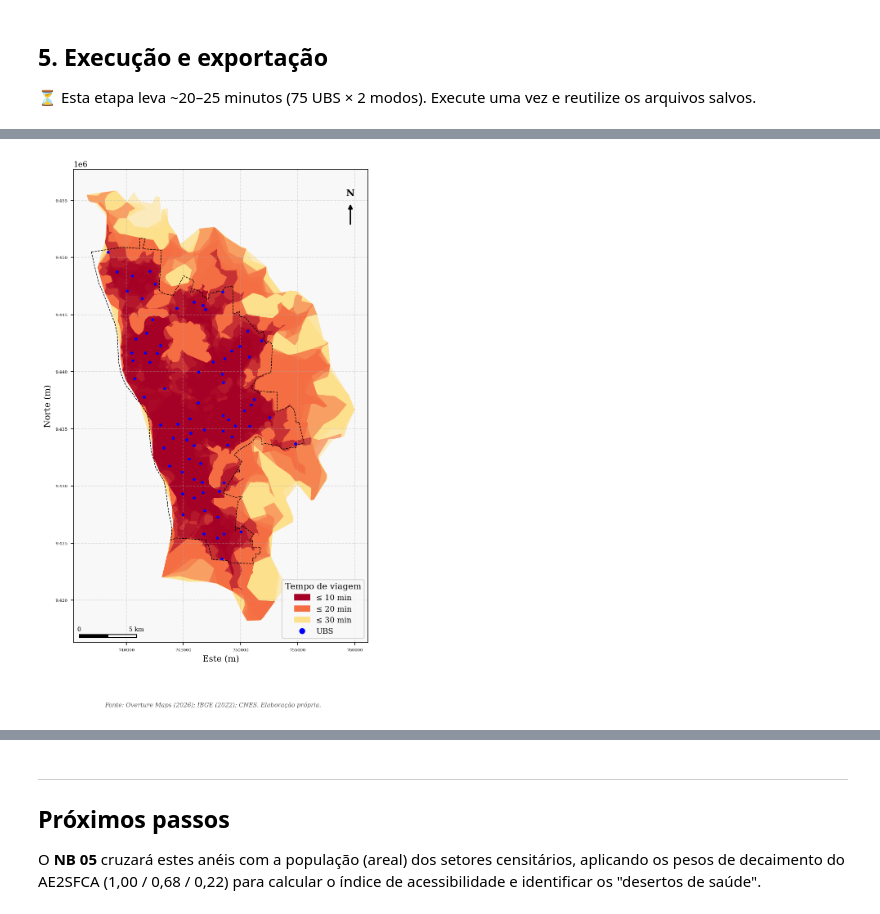
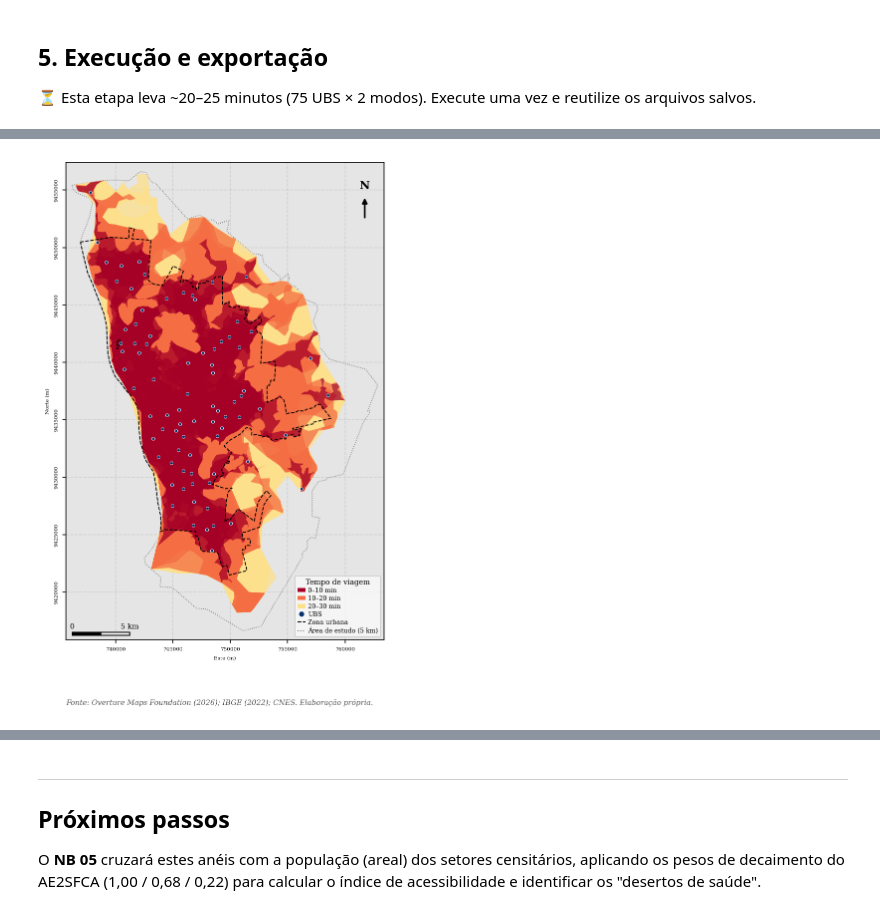
Before and after one commit to felipedantas-pi/ae2sfca-ubs, a Jupyter notebook: notebooks/04.1_Geracao_Isocronas.ipynb, the cells around one changed output, grey strips where cells are left out. Saved outputs shown, nothing was run; the diff lists cells and outputs as text; code cells hidden in the pictures.

```diff
--- a/notebooks/04.1_Geracao_Isocronas.ipynb
+++ b/notebooks/04.1_Geracao_Isocronas.ipynb
@@ -148,24 +154,38 @@ print(f"💾 Carro: {len(isocronas_carro)} anéis | Pé: {len(isocronas_pe)} an
 # %%
-# ── Fig. 01 — Isócronas de automóvel (todas as UBS) ─────────────────────────
-CORES_FAIXA = {10: "#A50026", 20: "#F46D43", 30: "#FEE08B"}  # núcleo → periferia
+# ── Fig. 01/02 — Isócronas por modo (todas as UBS) ──────────────────────────
+CORES_FAIXA  = {10: "#A50026", 20: "#F46D43", 30: "#FEE08B"}      # núcleo → periferia
+ROTULO_FAIXA = {10: "0–10 min", 20: "10–20 min", 30: "20–30 min"}  # anéis exclusivos
 
-def mapa_isocronas(iso, titulo_fonte, arquivo):
-    fig, ax = plt.subplots(figsize=(10, 10))
-    for limiar in (30, 20, 10):   # maior primeiro (fica por baixo)
-        iso[iso["threshold_nominal"] == limiar].plot(
-            ax=ax, color=CORES_FAIXA[limiar], alpha=0.55, linewidth=0)
-    zona_urbana.boundary.plot(ax=ax, color="black", linestyle="--", linewidth=0.7)
-    ubs.plot(ax=ax, color="blue", markersize=6, zorder=5)
-    ax.legend(handles=[Patch(color=CORES_FAIXA[l], label=f"≤ {l} min") for l in (10, 20, 30)]
-              + [plt.Line2D([], [], marker="o", color="blue", lw=0, label="UBS")],
-              loc="lower right", title="Tempo de viagem")
-    moldura_mapa(ax, "", titulo_fonte)
+def mapa_isocronas(iso, fonte, arquivo):
+    fig, ax = plt.subplots(figsize=(5.8, 8.3)); ax.set_facecolor("#E5E5E5")
+    area_estudo.boundary.plot(ax=ax, color="#777777", ls=":", lw=0.8, zorder=1)
+    for limiar in (30, 20, 10):                                   # maior por baixo
+        faixa = iso[iso["threshold_nominal"] == limiar]
+        if not faixa.empty:
+            faixa.plot(ax=ax, color=CORES_FAIXA[limiar], alpha=0.75, linewidth=0, zorder=2)
+    zona_urbana.boundary.plot(ax=ax, color="black", ls="--", lw=0.9, zorder=3)
+    ubs.plot(ax=ax, color="#08306B", markersize=9, edgecolor="white", linewidth=0.4, zorder=5)
+    ax.legend(handles=[
+        Patch(facecolor=CORES_FAIXA[10], label=ROTULO_FAIXA[10]),
+        Patch(facecolor=CORES_FAIXA[20], label=ROTULO_FAIXA[20]),
+        Patch(facecolor=CORES_FAIXA[30], label=ROTULO_FAIXA[30]),
+        Line2D([], [], marker="o", color="#08306B", markeredgecolor="white",
+               lw=0, markersize=6, label="UBS"),
+        Line2D([], [], color="black",  ls="--", lw=1, label="Zona urbana"),
+        Line2D([], [], color="#777777", ls=":", lw=1, label="Área de estudo (5 km)"),
+    ], loc="lower right", title="Tempo de viagem", fontsize=6, title_fontsize=7,
+       labelspacing=0.25, framealpha=0.85)
+    ajustar_zoom_camada(ax, area_estudo, margem=0.02)   # zoom no buffer (padrão dos mapas de rede)
+    moldura_mapa(ax, "", fonte)
+    formatar_eixos_mapa(ax, fontsize=5)
     barra_escala(ax); seta_norte(ax)
-    plt.savefig(FIGURAS_NB / arquivo, bbox_inches="tight")
+    fig.savefig(FIGURAS_NB / arquivo, dpi=300, bbox_inches="tight")
     plt.show()
 # %%
-mapa_isocronas(isocronas_carro, "Overture Maps (2026); IBGE (2022); CNES. Elaboração própria.",
+# Célula 7 — Figura 21 (automóvel)
+mapa_isocronas(isocronas_carro,
+               "Overture Maps Foundation (2026); IBGE (2022); CNES. Elaboração própria.",
                "nb041_fig01_isocronas_carro.png")
 # %% [output]
-[figure, old version]
+[figure, new version]
 # %%
```
Also changed, not shown: parts of 6 cells of this notebook, 4 other files.
